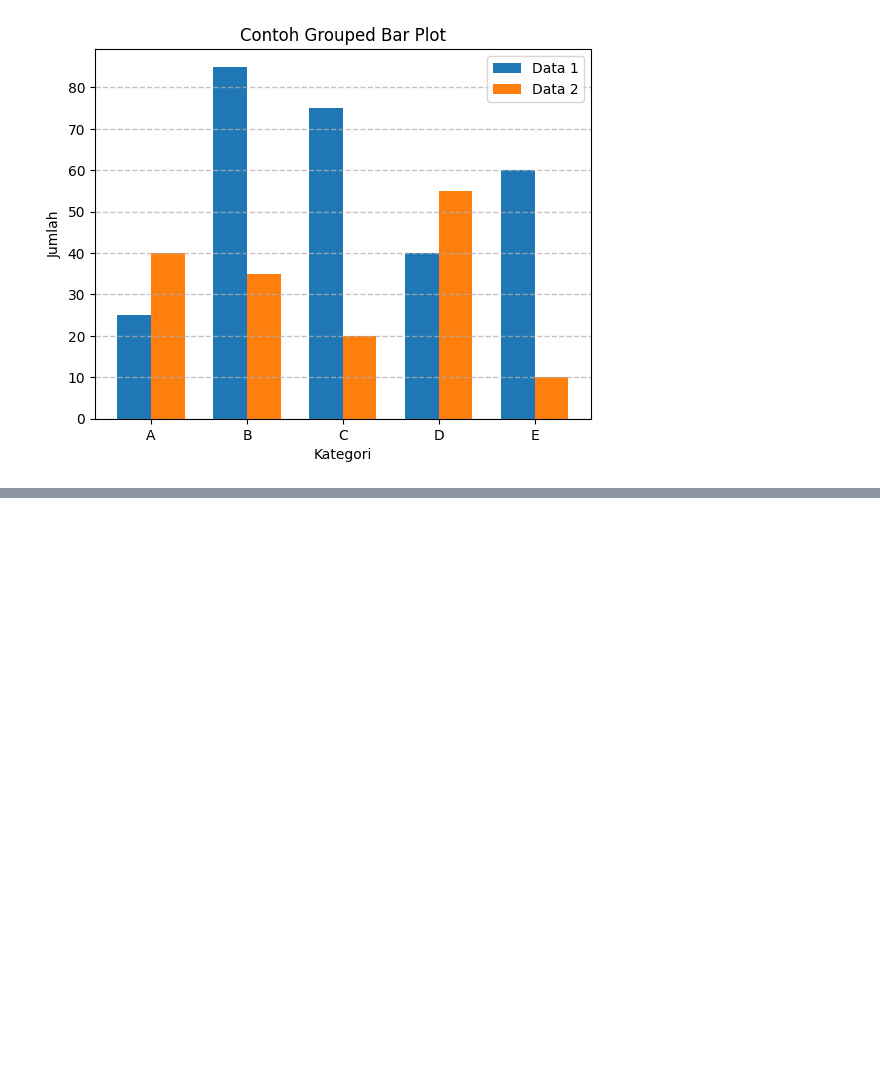
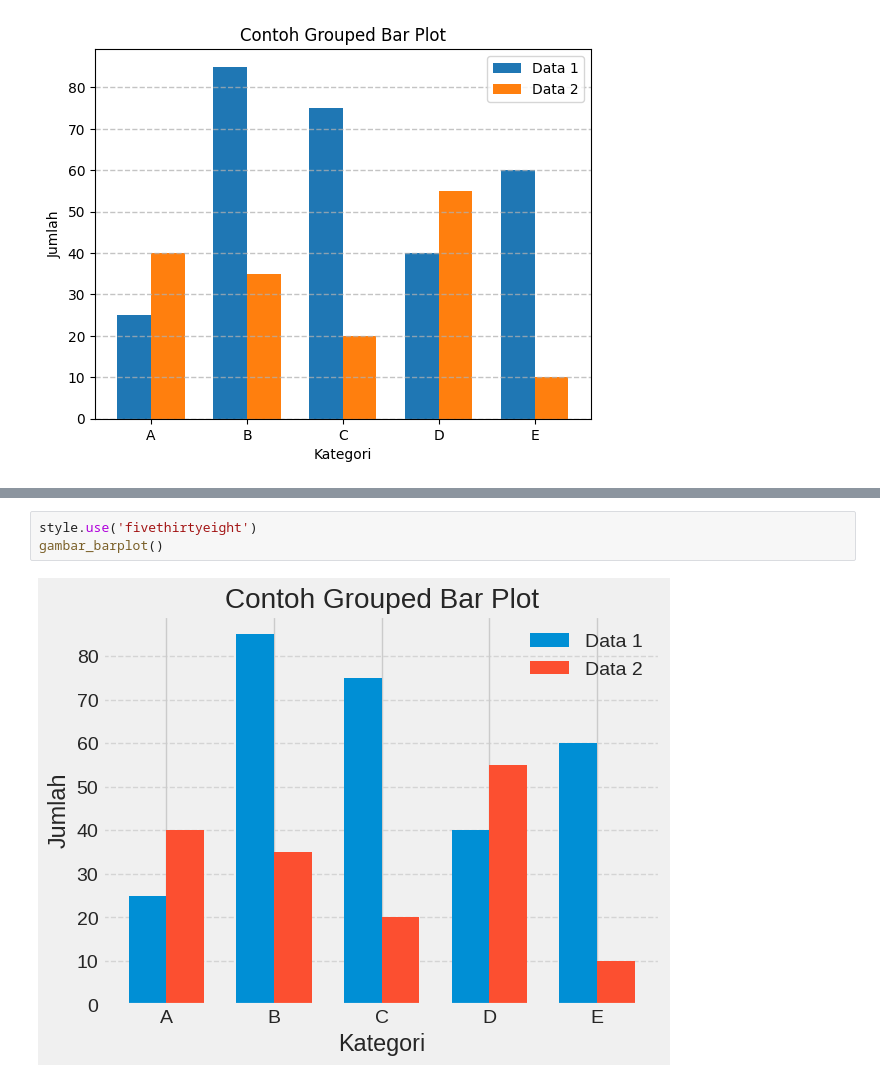
Before and after one commit to LatiefDataVisionary/matplotlib-with-indonesia-belajar, a Jupyter notebook: Matplotlib_09_Matplotlib_Style.ipynb, the cells around one changed output, grey strips where cells are left out. Drawn from its saved outputs; the diff is of its cells as text; blank space fills up the shorter version.

```diff
--- a/Matplotlib_09_Matplotlib_Style.ipynb
+++ b/Matplotlib_09_Matplotlib_Style.ipynb
@@ -47,0 +85,5 @@ gambar_barplot()
+# %%
+style.use('fivethirtyeight')
+gambar_barplot()
+# %% [output]
+[figure, added]
```
Also changed, not shown: parts of 5 cells of this notebook.
